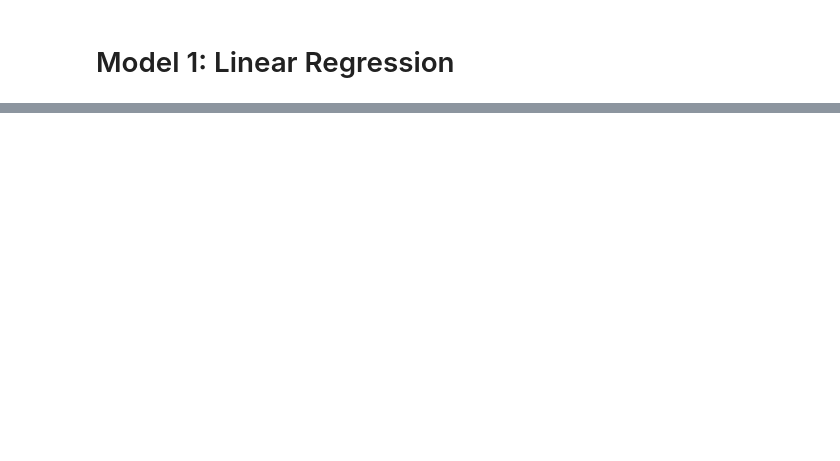
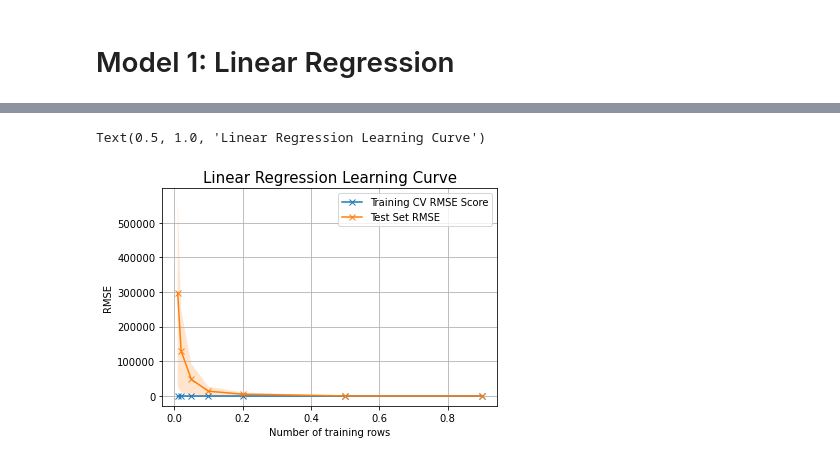
Before and after one commit to ethan-eplee/PortfolioThatBeatsTheMarket, a Jupyter notebook: 04_Capstone - Modelling.ipynb, the cells around one changed output, grey strips where cells are left out. Drawn from its saved outputs; the diff is of its cells as text; code cells hidden in the pictures; blank space fills up the shorter version.

```diff
--- a/04_Capstone - Modelling.ipynb
+++ b/04_Capstone - Modelling.ipynb
@@ -70,0 +168,20 @@ Test MSE: 4.312331572782906
+# %%
+trainSizes = [0.01, 0.02, 0.05, 0.1, 0.2, 0.5, 0.9]
+
+train_sizes, train_scores, test_scores, fit_times, score_times = \
+learning_curve(pl, X, y, cv=ShuffleSplit(n_splits=100,
+                                         test_size=0.2,
+                                         random_state=42),
+               scoring='neg_mean_squared_error',
+               n_jobs=-1, train_sizes=trainSizes,
+               return_times=True)
+
+# Create a DataFrame of results
+results_df = pd.DataFrame(index=trainSizes)
+results_df['train_scores_mean'] = np.sqrt(-np.mean(train_scores,axis=1))
+results_df['train_scores_std'] = np.std(np.sqrt(-train_scores), axis=1)
+results_df['test_scores_mean'] = np.sqrt(-np.mean(test_scores, axis=1))
+results_df['test_scores_std'] = np.std(np.sqrt(-test_scores), axis=1)
+results_df['fit_times_mean'] = np.mean(fit_times, axis=1)
+results_df['fit_times_std'] = np.std(fit_times, axis=1)
+results_df # see results
@@ -70,0 +198,23 @@ Test MSE: 4.312331572782906
+# %%
+results_df['train_scores_mean'].plot(style='-x')
+results_df['test_scores_mean'].plot(style='-x')
+
+plt.fill_between(results_df.index,\
+results_df['train_scores_mean']-results_df['train_scores_std'],\
+results_df['train_scores_mean']+results_df['train_scores_std'],\
+alpha=0.2)
+
+plt.fill_between(results_df.index,\
+results_df['test_scores_mean']-results_df['test_scores_std'],\
+results_df['test_scores_mean']+results_df['test_scores_std'],\
+alpha=0.2)
+
+plt.grid()
+plt.legend(['Training CV RMSE Score','Test Set RMSE'])
+plt.ylabel('RMSE')
+plt.xlabel('Number of training rows')
+plt.title('Linear Regression Learning Curve', fontsize=15)
+#plt.ylim([0, 1.25]);
+# %% [output]
+Text(0.5, 1.0, 'Linear Regression Learning Curve')
+[figure, added]
```
Also changed, not shown: parts of 25 cells of this notebook, 16 other files.
